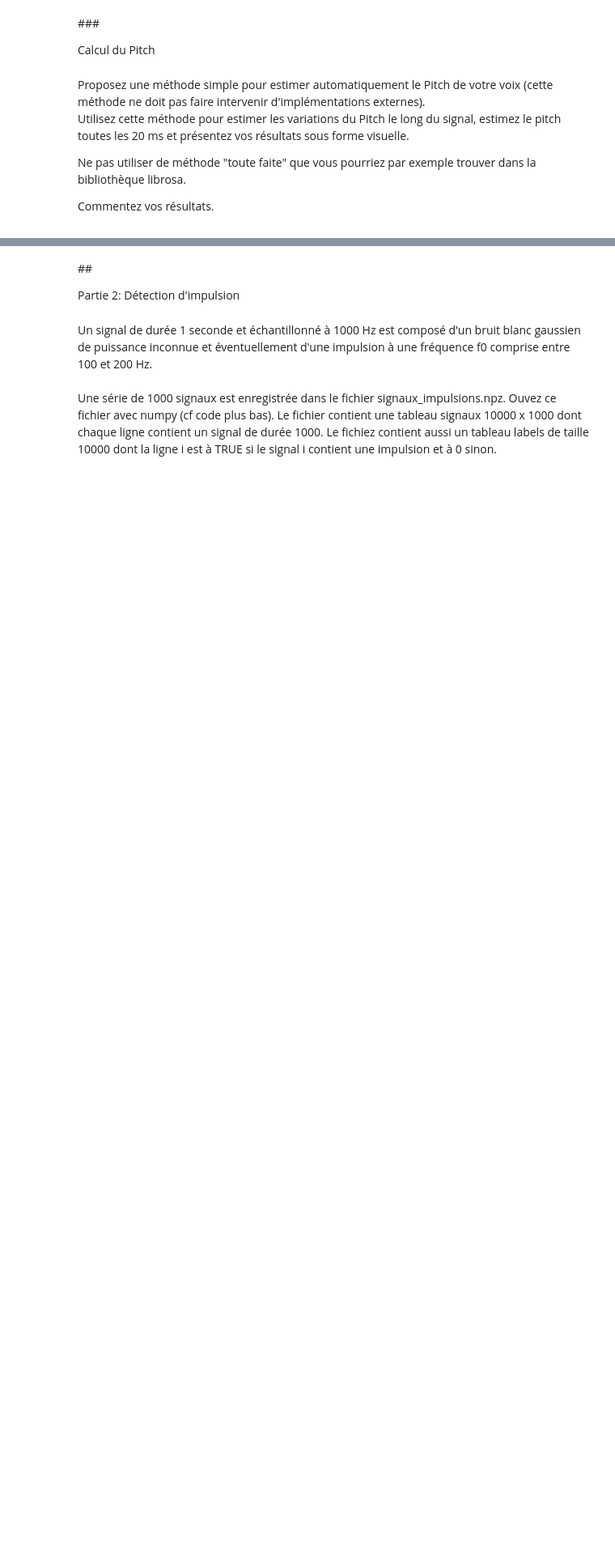
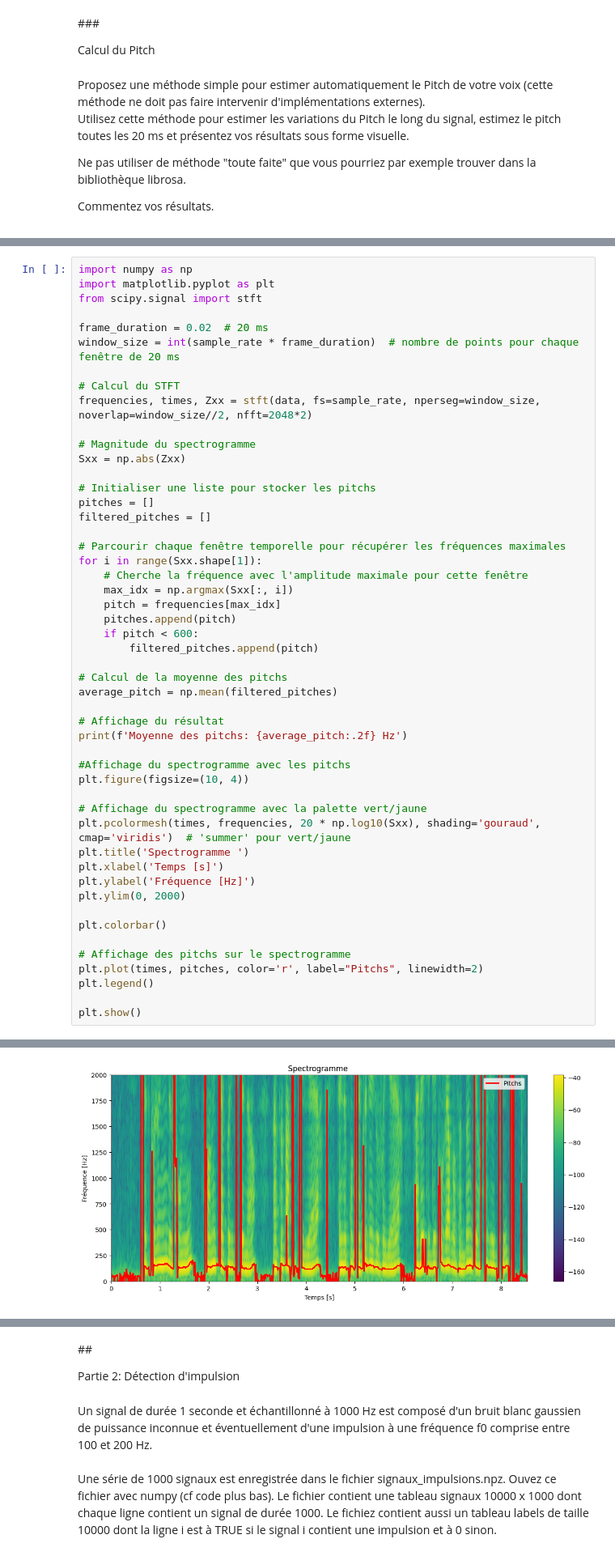
Before and after one commit to mouna-naim/MVA-Courses, a Jupyter notebook: Signal-Processing/dlts-tp1.ipynb, the cells around one changed output, grey strips where cells are left out. Shown at 81% size. Saved outputs shown, nothing was run; the diff lists cells and outputs as text; blank space fills up the shorter version.

```diff
--- a/Signal-Processing/dlts-tp1.ipynb
+++ b/Signal-Processing/dlts-tp1.ipynb
@@ -192,0 +134,51 @@ plt.show()
+# %%
+import numpy as np
+import matplotlib.pyplot as plt
+from scipy.signal import stft
+
+frame_duration = 0.02  # 20 ms
+window_size = int(sample_rate * frame_duration)  # nombre de points pour chaque fenêtre de 20 ms
+
+# Calcul du STFT
+frequencies, times, Zxx = stft(data, fs=sample_rate, nperseg=window_size, noverlap=window_size//2, nfft=2048*2)
+
+# Magnitude du spectrogramme
+Sxx = np.abs(Zxx)
+
+# Initialiser une liste pour stocker les pitchs
+pitches = []
+filtered_pitches = []
+
+# Parcourir chaque fenêtre temporelle pour récupérer les fréquences maximales
+for i in range(Sxx.shape[1]):
+    # Cherche la fréquence avec l'amplitude maximale pour cette fenêtre
+    max_idx = np.argmax(Sxx[:, i])
+    pitch = frequencies[max_idx]
+    pitches.append(pitch)
+    if pitch < 600:
+        filtered_pitches.append(pitch)
+
+# Calcul de la moyenne des pitchs
+average_pitch = np.mean(filtered_pitches)
+
+# Affichage du résultat
+print(f'Moyenne des pitchs: {average_pitch:.2f} Hz')
+
+#Affichage du spectrogramme avec les pitchs
+plt.figure(figsize=(10, 4))
+
+# Affichage du spectrogramme avec la palette vert/jaune
+plt.pcolormesh(times, frequencies, 20 * np.log10(Sxx), shading='gouraud', cmap='viridis')  # 'summer' pour vert/jaune
+plt.title('Spectrogramme ')
+plt.xlabel('Temps [s]')
+plt.ylabel('Fréquence [Hz]')
+plt.ylim(0, 2000)
+
+plt.colorbar()
+
+# Affichage des pitchs sur le spectrogramme
+plt.plot(times, pitches, color='r', label="Pitchs", linewidth=2)
+plt.legend()
+
+plt.show()
+# %% [output]
@@ -192,0 +186 @@ plt.show()
+[figure, added]
```
Also changed, not shown: parts of 14 cells of this notebook, 9 other files.
